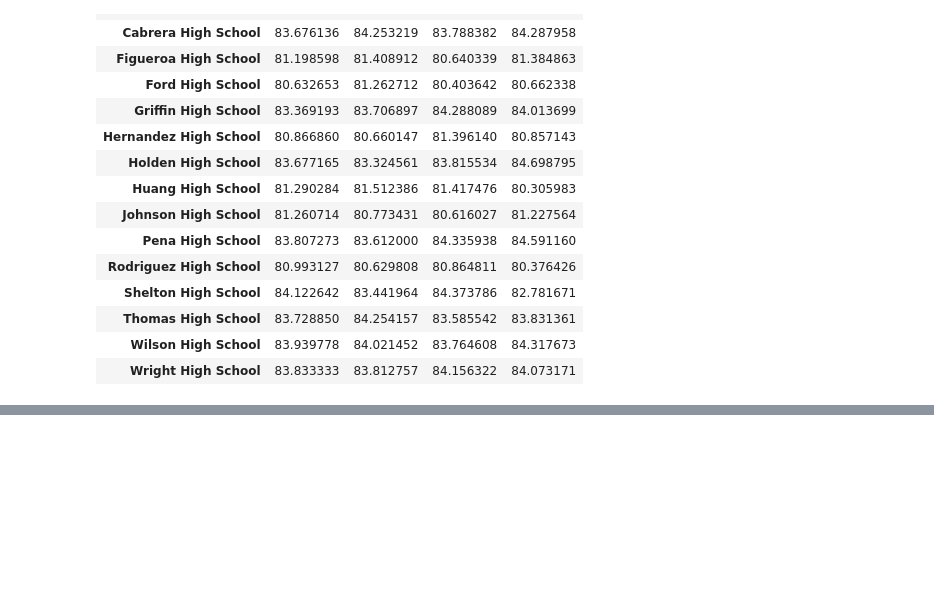
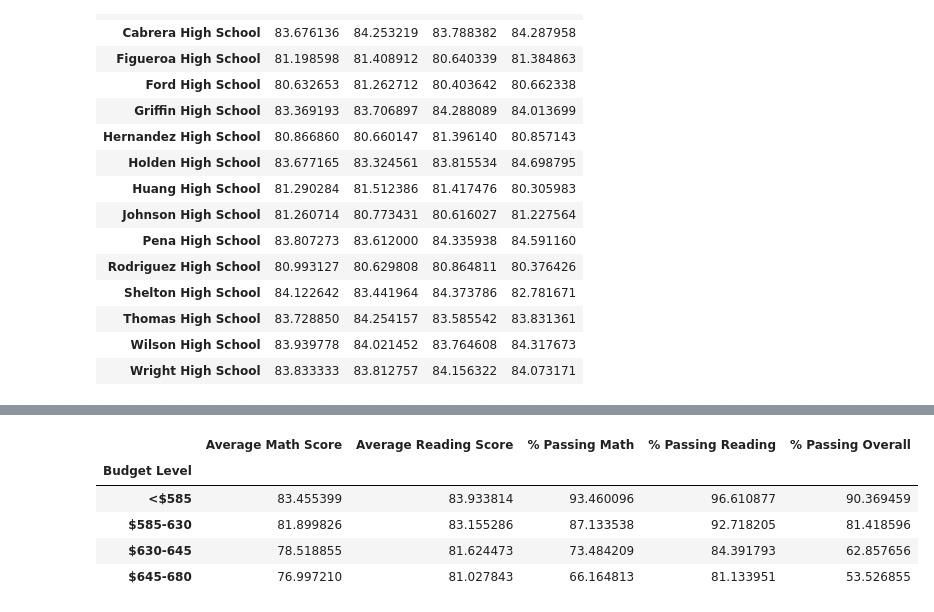
Before and after one commit to Corters22/Pandas_Challenge, a Jupyter notebook: PyCitySchools.ipynb, the cells around one changed output, grey strips where cells are left out. Saved outputs shown, nothing was run; the diff lists cells and outputs as text; code cells hidden in the pictures; blank space fills up the shorter version.

```diff
--- a/PyCitySchools.ipynb
+++ b/PyCitySchools.ipynb
@@ -281,0 +303,16 @@ avg_read_by_grade
+# %%
+#creation of average scores by budget
+score_by_budget_df = pd.DataFrame({"Average Math Score": grouped_school_summary_df["Average Math Score"].mean(),
+                                  "Average Reading Score": grouped_school_summary_df["Average Reading Score"].mean(),
+                                  "% Passing Math": grouped_school_summary_df["% Passing Math"].mean(),
+                                  "% Passing Reading": grouped_school_summary_df["% Passing Reading"].mean(),
+                                   "% Passing Overall": grouped_school_summary_df["% Passing Overall"].mean()
+                                  })
+score_by_budget_df
+# %% [output]
+|  | Average Math Score | Average Reading Score | % Passing Math | % Passing Reading | % Passing Overall |
+| Budget Level |  |  |  |  |  |
+| <$585 | 83.455399 | 83.933814 | 93.460096 | 96.610877 | 90.369459 |
+| $585-630 | 81.899826 | 83.155286 | 87.133538 | 92.718205 | 81.418596 |
+| $630-645 | 78.518855 | 81.624473 | 73.484209 | 84.391793 | 62.857656 |
+| $645-680 | 76.997210 | 81.027843 | 66.164813 | 81.133951 | 53.526855 |
```
Also changed, not shown: parts of 9 cells of this notebook.
